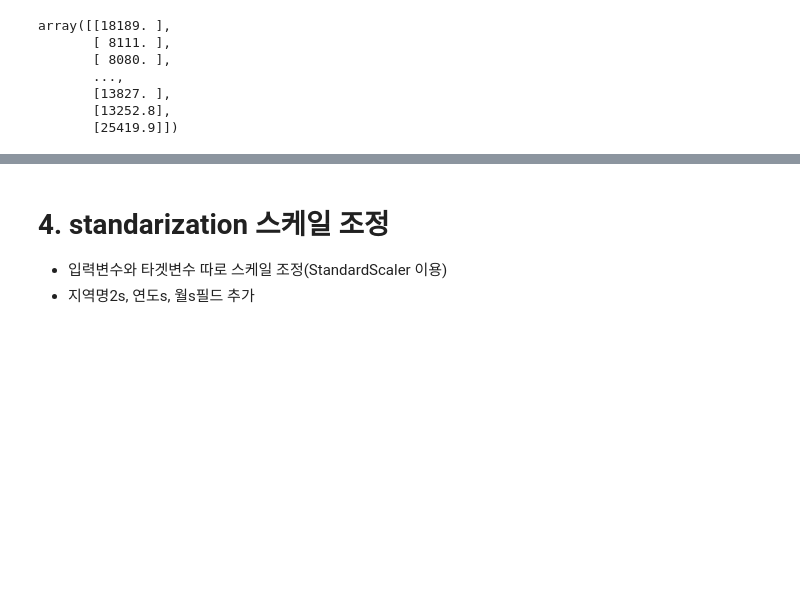
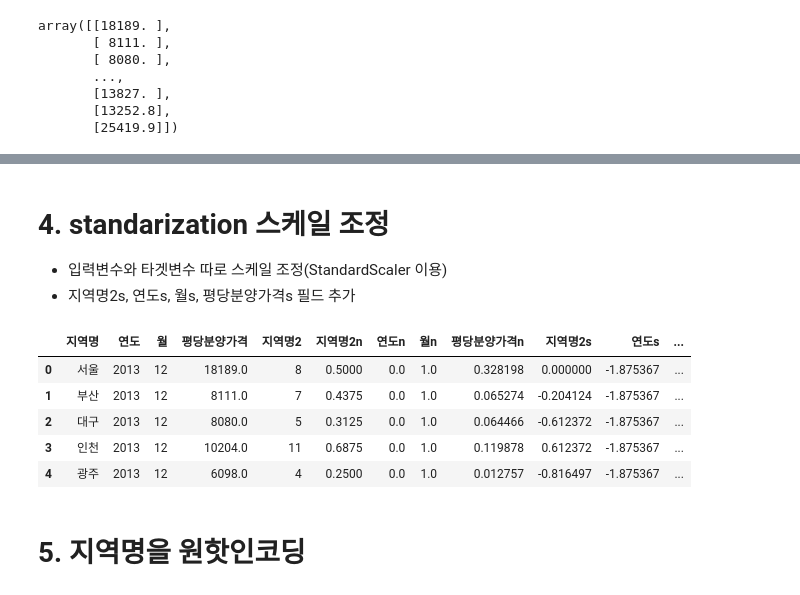
Before and after one commit to Youngsshin/ai_x, a Jupyter notebook: source/05_DeepLearning/연습문제(라벨인코딩_스케일조정).ipynb, the cells around one changed output, grey strips where cells are left out. Saved outputs shown, nothing was run; the diff lists cells and outputs as text; code cells hidden in the pictures; blank space fills up the shorter version.

```diff
--- a/source/05_DeepLearning/연습문제(라벨인코딩_스케일조정).ipynb
+++ b/source/05_DeepLearning/연습문제(라벨인코딩_스케일조정).ipynb
@@ -50,3 +50,11 @@ array([[18189. ],
        [13827. ],
        [13252.8],
        [25419.9]])
+# %%
+from sklearn.preprocessing import LabelEncoder
+le = LabelEncoder()
+df['지역명2'] = le.fit_transform(df['지역명'])
+# df['지역명2'] = le.fit_transform(df['지역명']).tolist()
+# df['지역명'].value_counts()
+# df['지역명2'].value_counts()
+df[['지역명2','연도','월', '평당분양가격']].sample()
@@ -53,5 +64,5 @@ array([[18189. ],
 # %%
-from sklearn.preprocessing import LabelEncoder
-x_data = df[['지역명','연도','월']].values
+X_data = df[['지역명2','연도','월']].values
 y_data = df[['평당분양가격']].values
+X_data.shape, y_data.shape
 # %% [output]
@@ -62,0 +74,7 @@ NameError: name 'df' is not defined
+# %%
+from sklearn.preprocessing import MinMaxScaler
+scaler_X = MinMaxScaler()
+scaler_y = MinMaxScaler()
+df[['지역명2n','연도n','월n']] = scaler_X.fit_transform(X_data)
+df['평당분양가격n'] = scaler_y.fit_transform(y_data)
+df.head()
@@ -63,4 +88,35 @@ NameError: name 'df' is not defined
+# %%
+from sklearn.preprocessing import MinMaxScaler
+scaler_X = MinMaxScaler()
+scaler_y = MinMaxScaler()
+scaled_X_data = scaler_X.fit_transform(X_data)
+scaled_y_data = scaler_y.fit_transform(y_data)
+
+new_column_names = ['지역명2n','연도n','월n']
+scaled_df = pd.DataFrame(scaled_X_data, columns = new_column_names, index=df.index)
+df['지역명2n'] = scaled_df['지역명2n']
+df['연도n'] = scaled_df['연도n']
+df['월n'] = scaled_df['월n']
+
+df
+# print(df[['지역명2n', '연도n', '월n']].info())
 # %% [markdown]
 # 4. standarization 스케일 조정
 - 입력변수와 타겟변수 따로 스케일 조정(StandardScaler 이용)
-- 지역명2s, 연도s, 월s필드 추가
+- 지역명2s, 연도s, 월s, 평당분양가격s 필드 추가
+# %%
+from sklearn.preprocessing import StandardScaler
+scaler_X = StandardScaler()
+scaler_y = StandardScaler()
+df[['지역명2s','연도s','월s']] = scaler_X.fit_transform(X_data)
+df['평당분양가격s'] = scaler_y.fit_transform(y_data)
+df.head()
+# %% [output]
+|  | 지역명 | 연도 | 월 | 평당분양가격 | 지역명2 | 지역명2n | 연도n | 월n | 평당분양가격n | 지역명2s | 연도s | ... |
+| 0 | 서울 | 2013 | 12 | 18189.0 | 8 | 0.5000 | 0.0 | 1.0 | 0.328198 | 0.000000 | -1.875367 | ... |
+| 1 | 부산 | 2013 | 12 | 8111.0 | 7 | 0.4375 | 0.0 | 1.0 | 0.065274 | -0.204124 | -1.875367 | ... |
+| 2 | 대구 | 2013 | 12 | 8080.0 | 5 | 0.3125 | 0.0 | 1.0 | 0.064466 | -0.612372 | -1.875367 | ... |
+| 3 | 인천 | 2013 | 12 | 10204.0 | 11 | 0.6875 | 0.0 | 1.0 | 0.119878 | 0.612372 | -1.875367 | ... |
+| 4 | 광주 | 2013 | 12 | 6098.0 | 4 | 0.2500 | 0.0 | 1.0 | 0.012757 | -0.816497 | -1.875367 | ... |
+# %% [markdown]
+# 5. 지역명을 원핫인코딩
```
Also changed, not shown: parts of 9 cells of this notebook, 13 other files.
